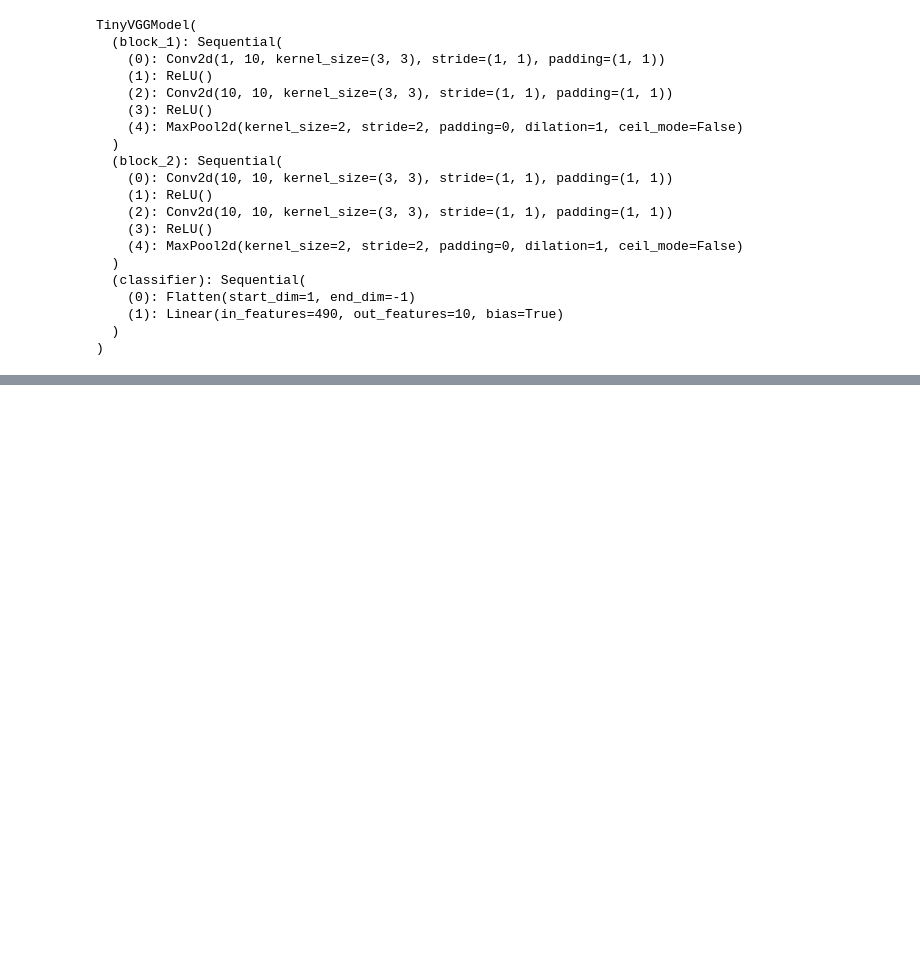
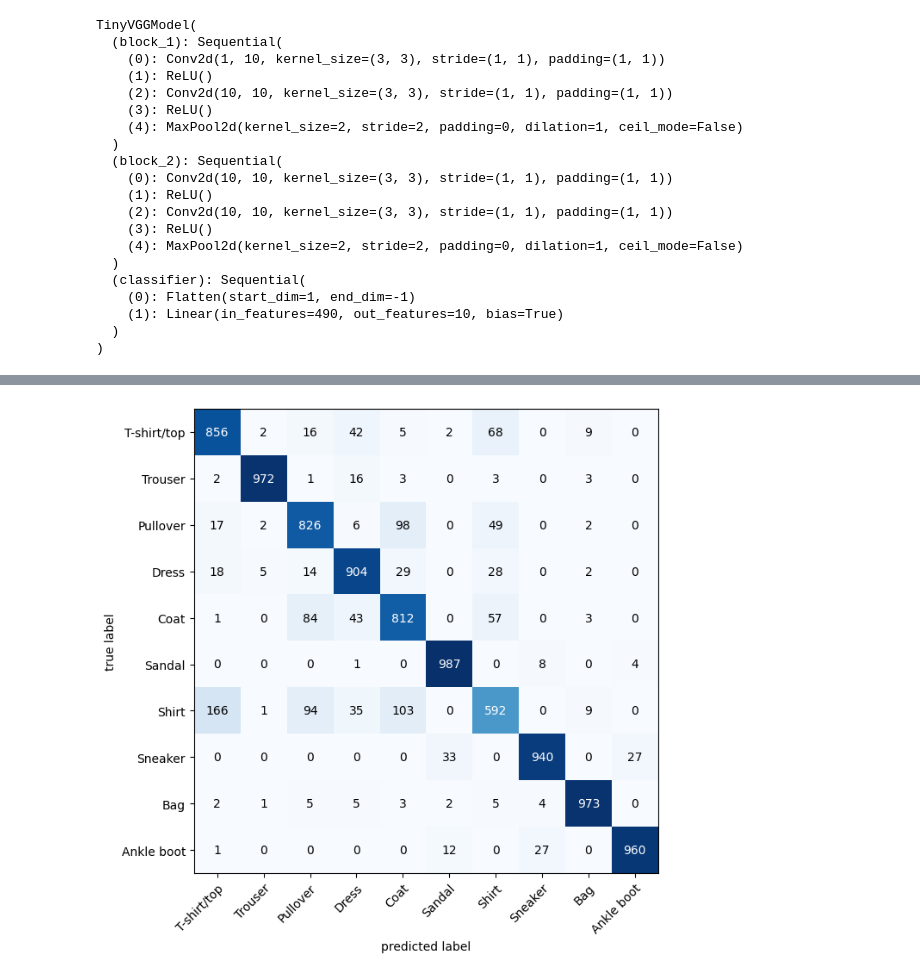
Before and after one commit to TudorMurariu/Learning-Pytorch, a Jupyter notebook: 03 PyTorch Computer Vision.ipynb, the cells around one changed output, grey strips where cells are left out. Cells and saved outputs as stored; diff of their text form; code cells hidden in the pictures; blank space fills up the shorter version.

```diff
--- a/03 PyTorch Computer Vision.ipynb
+++ b/03 PyTorch Computer Vision.ipynb
@@ -609,0 +610,24 @@ plt.show()
+# %%
+# 11. Plot a confusion matrix comparing your model's predictions to the truth labels.
+
+y_preds = []
+model_3.eval()
+with torch.inference_mode():
+  for X, y in test_dataloader:
+
+    y_logit = model_3(X)
+    y_pred = torch.softmax(y_logit, dim=1).argmax(dim=1)
+    y_preds.append(y_pred)
+y_pred_tensor = torch.cat(y_preds)
+
+confmat = ConfusionMatrix(num_classes=len(class_names), task='multiclass')
+confmat_tensor = confmat(preds=y_pred_tensor,
+                         target=test_data.targets)
+
+fig, ax = plot_confusion_matrix(
+    conf_mat=confmat_tensor.numpy(), # matplotlib likes working with NumPy
+    class_names=class_names,
+    figsize=(10, 7)
+)
+# %% [output]
+[figure, added]
```
Also changed, not shown: parts of 4 cells of this notebook.
